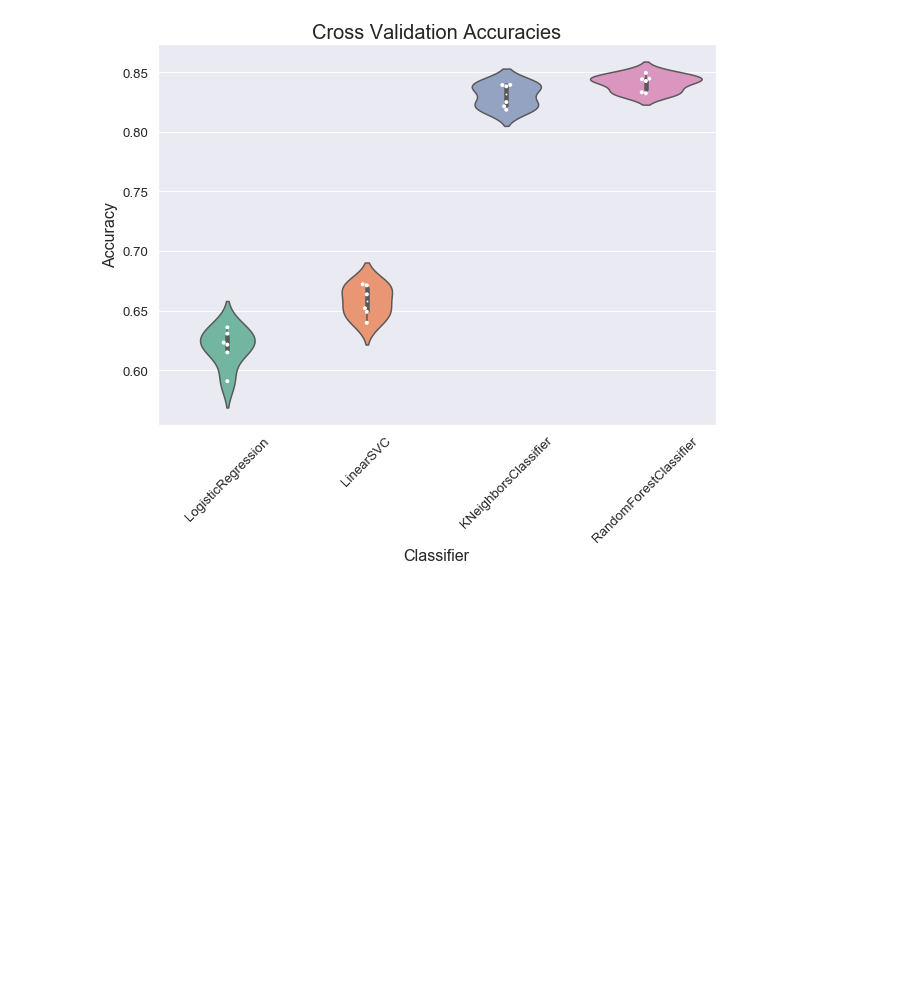
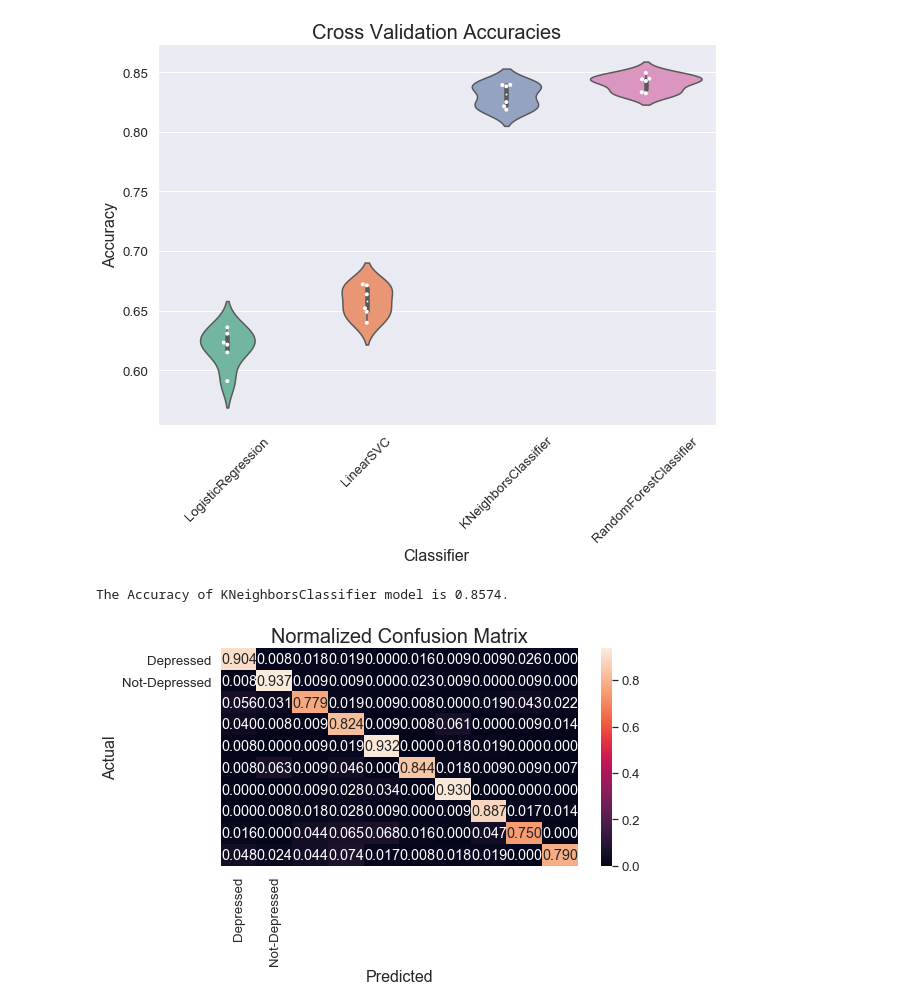
Before and after one commit to Mrnoorsingh/music-genre, a Jupyter notebook: feature_pred.ipynb, the cells around one changed output. Drawn from its saved outputs; the diff is of its cells as text; code cells hidden in the pictures; blank space fills up the shorter version.

Commit message:
evaulate on best model

```diff
--- a/feature_pred.ipynb
+++ b/feature_pred.ipynb
@@ -48,3 +50,31 @@ plt.ylabel("Accuracy",fontsize=16)
 plt.show()
 # %% [output]
 [figure]
+# %%
+#prediction on best model
+scaler=MinMaxScaler()
+x_test=scaler.fit_transform(x_test)
+
+model=KNeighborsClassifier(n_neighbors=3)
+model_n=model.__class__.__name__
+model.fit(x_train,y_train)
+pred=model.predict(x_test)
+
+#evaluation
+accuracy=accuracy_score(y_test,pred)
+print("The Accuracy of %s model is %.4f." % (model_n,accuracy))
+# %% [output]
+The Accuracy of KNeighborsClassifier model is 0.8574.
+# %%
+#confusion matrix
+mat=confusion_matrix(y_test,pred)
+mat_normal=mat/mat.astype(np.float).sum(axis=1)
+plt.figure(figsize=(8,4))
+sn.heatmap(mat_normal,annot=True,fmt='.3f',xticklabels=["Depressed","Not-Depressed"],yticklabels=["Depressed","Not-Depressed"])
+plt.yticks(rotation=0)
+plt.title("Normalized Confusion Matrix",fontsize=20)
+plt.ylabel("Actual",fontsize=16)
+plt.xlabel("Predicted",fontsize=16)
+plt.show()
+# %% [output]
+[figure, added]
```
Also changed, not shown: parts of 1 cell of this notebook.
